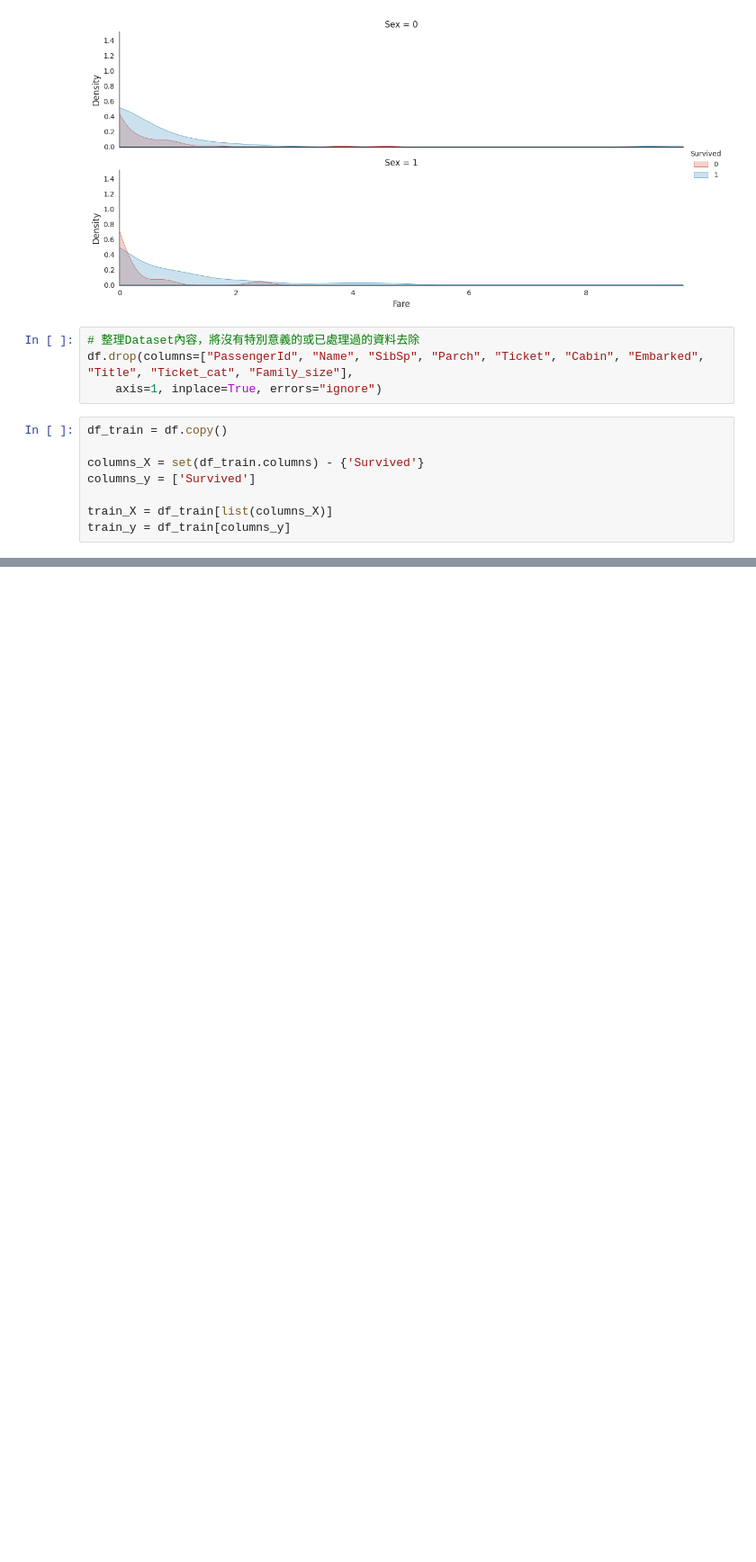
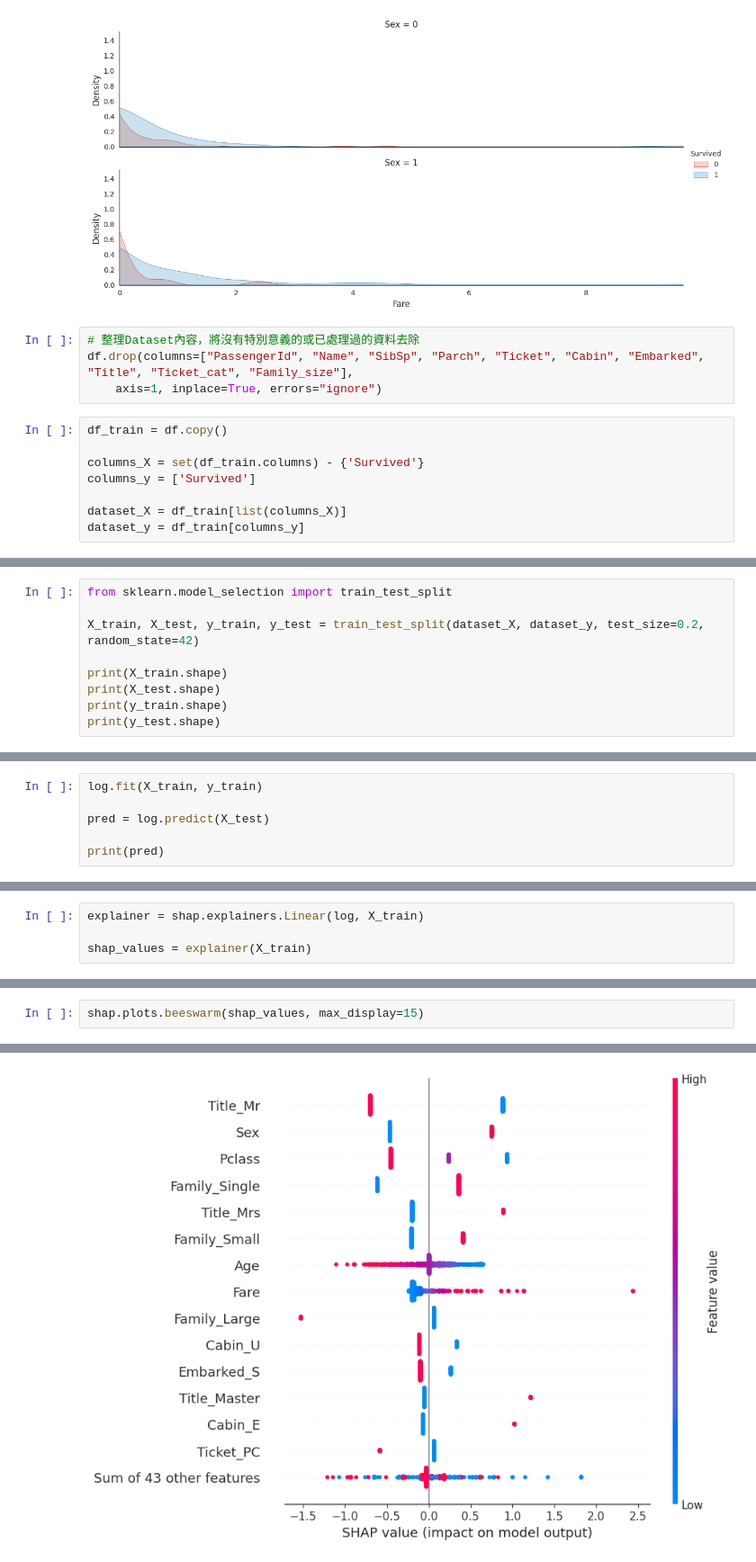
Before and after one commit to jinrumiao/titanic-analysis, a Jupyter notebook: 專題實作_01：鐵達尼號存活預測.ipynb, the cells around one changed output, grey strips where cells are left out. Shown at 90% size. Drawn from its saved outputs; the diff is of its cells as text; blank space fills up the shorter version.

```diff
--- a/專題實作_01：鐵達尼號存活預測.ipynb
+++ b/專題實作_01：鐵達尼號存活預測.ipynb
@@ -222,5 +235,5 @@ df_train = df.copy()
 columns_X = set(df_train.columns) - {'Survived'}
 columns_y = ['Survived']
 
-train_X = df_train[list(columns_X)]
-train_y = df_train[columns_y]
+dataset_X = df_train[list(columns_X)]
+dataset_y = df_train[columns_y]
@@ -234,0 +260,9 @@ print(scores.mean())
+# %%
+from sklearn.model_selection import train_test_split
+
+X_train, X_test, y_train, y_test = train_test_split(dataset_X, dataset_y, test_size=0.2, random_state=42)
+
+print(X_train.shape)
+print(X_test.shape)
+print(y_train.shape)
+print(y_test.shape)
@@ -234,0 +274,6 @@ print(scores.mean())
+# %%
+log.fit(X_train, y_train)
+
+pred = log.predict(X_test)
+
+print(pred)
@@ -234,0 +287,4 @@ print(scores.mean())
+# %%
+explainer = shap.explainers.Linear(log, X_train)
+
+shap_values = explainer(X_train)
@@ -234,0 +301,3 @@ print(scores.mean())
+# %%
+shap.plots.beeswarm(shap_values, max_display=15)
+# %% [output]
@@ -234,0 +305 @@ print(scores.mean())
+[figure, added]
```
Also changed, not shown: parts of 23 cells of this notebook.
